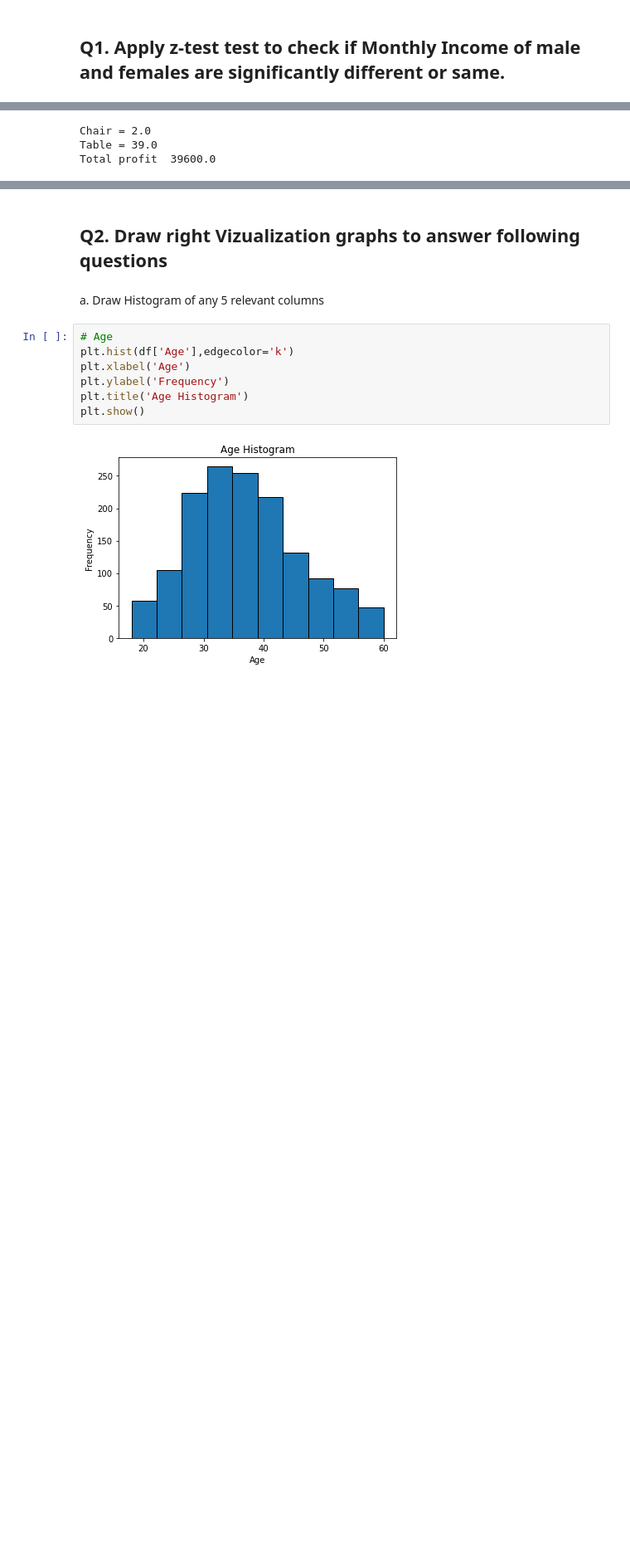
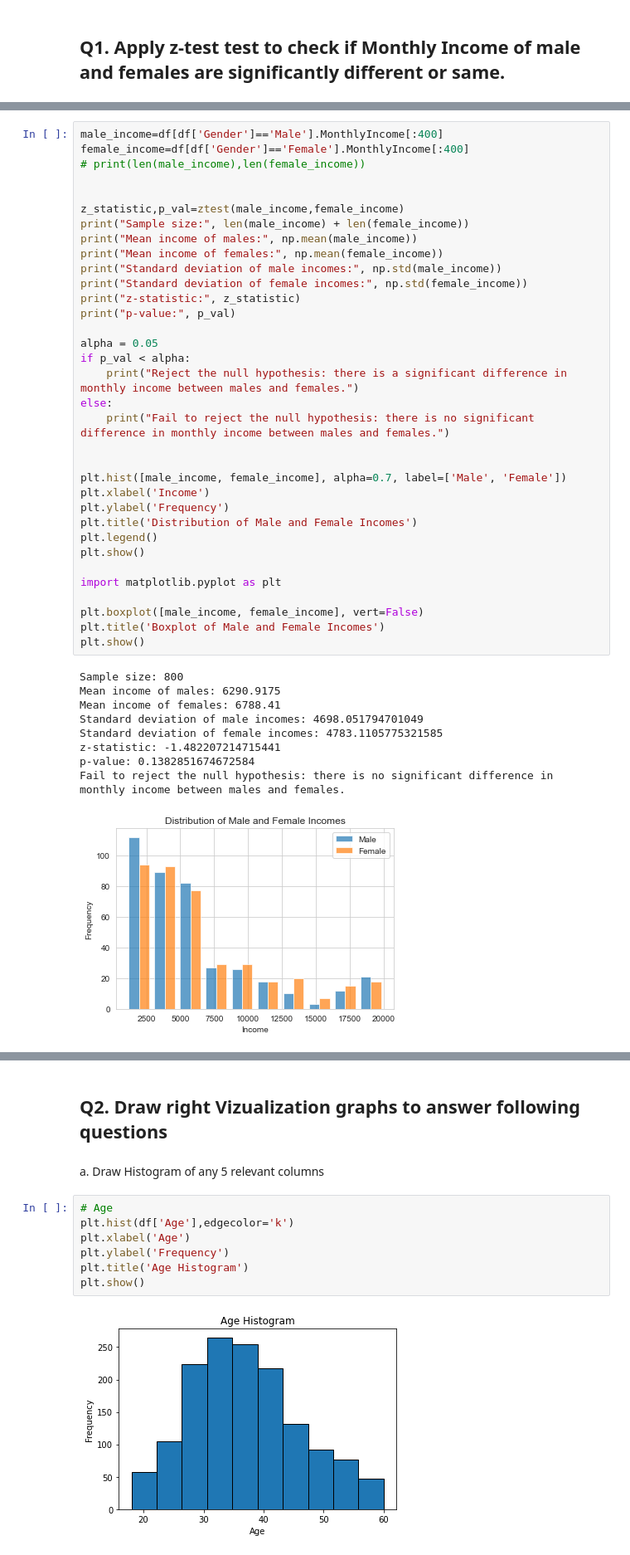
Before and after one commit to KaustubhBhor11/Data-Analytics-CDAC, a Jupyter notebook: practice_questions.ipynb, the cells around one changed output, grey strips where cells are left out. Shown at 83% size. Cells and saved outputs as stored; diff of their text form; blank space fills up the shorter version.

```diff
--- a/practice_questions.ipynb
+++ b/practice_questions.ipynb
@@ -17,5 +38,44 @@ df.head()
 # %%
+male_income=df[df['Gender']=='Male'].MonthlyIncome[:400]
+female_income=df[df['Gender']=='Female'].MonthlyIncome[:400]
+# print(len(male_income),len(female_income))
+
+
+z_statistic,p_val=ztest(male_income,female_income)
+print("Sample size:", len(male_income) + len(female_income))
+print("Mean income of males:", np.mean(male_income))
+print("Mean income of females:", np.mean(female_income))
+print("Standard deviation of male incomes:", np.std(male_income))
+print("Standard deviation of female incomes:", np.std(female_income))
+print("z-statistic:", z_statistic)
+print("p-value:", p_val)
+
+alpha = 0.05
+if p_val < alpha:
+    print("Reject the null hypothesis: there is a significant difference in monthly income between males and females.")
+else:
+    print("Fail to reject the null hypothesis: there is no significant difference in monthly income between males and females.")
+
+
+plt.hist([male_income, female_income], alpha=0.7, label=['Male', 'Female'])
+plt.xlabel('Income')
+plt.ylabel('Frequency')
+plt.title('Distribution of Male and Female Incomes')
+plt.legend()
+plt.show()
+
+import matplotlib.pyplot as plt
+
+plt.boxplot([male_income, female_income], vert=False)
+plt.title('Boxplot of Male and Female Incomes')
+plt.show()
 # %% [output]
-Chair = 2.0
-Table = 39.0
-Total profit  39600.0
+Sample size: 800
+Mean income of males: 6290.9175
+Mean income of females: 6788.41
+Standard deviation of male incomes: 4698.051794701049
+Standard deviation of female incomes: 4783.1105775321585
+z-statistic: -1.482207214715441
+p-value: 0.1382851674672584
+Fail to reject the null hypothesis: there is no significant difference in monthly income between males and females.
+[figure, added]
```
Also changed, not shown: parts of 10 cells of this notebook, 2 other files.
